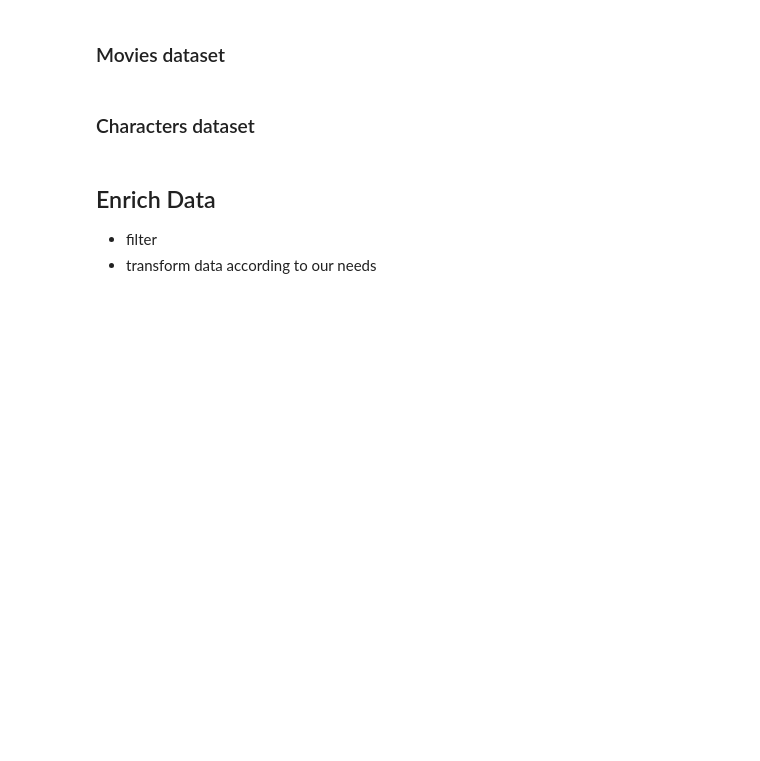
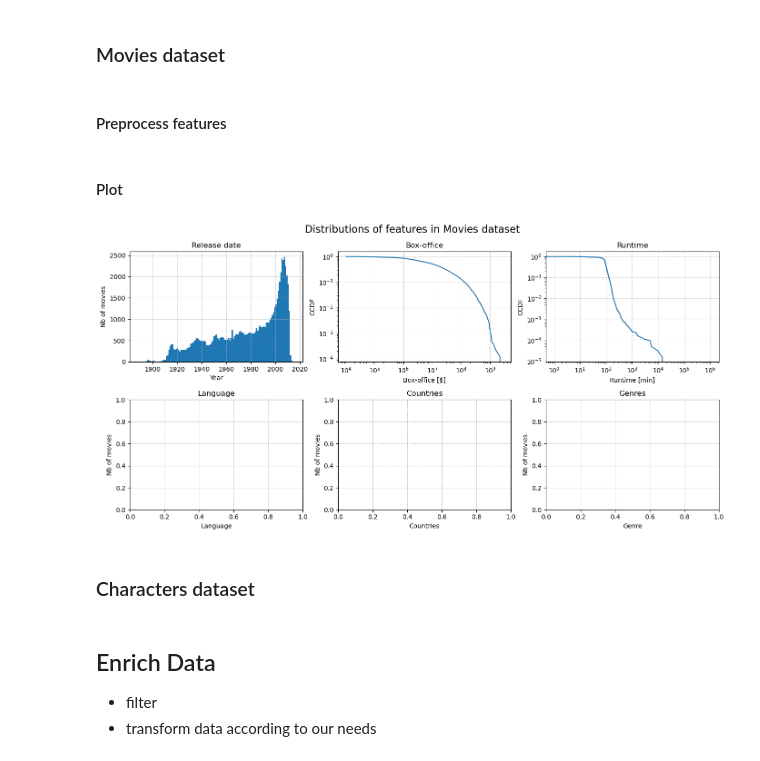
Before and after one commit to epfl-ada/ada-2023-project-thewestbobers, a Jupyter notebook: notebook.ipynb, the cells around one changed output. Drawn from its saved outputs; the diff is of its cells as text; code cells hidden in the pictures; blank space fills up the shorter version.

Commit message:
features distributions (date, box-office, runtime)

```diff
--- a/notebook.ipynb
+++ b/notebook.ipynb
@@ -33,9 +33,9 @@ MOVIES_DATASET = MOVIES_FOLDER+"movie.metadata.tsv"
 CHARACTERS_DATASET = MOVIES_FOLDER+"character.metadata.tsv"
 # %%
 # Load dataframes
-movies = pd.read_csv(MOVIES_DATASET, sep='\t', names=['id_wiki','id_freebase','name','date',
+movies_df = pd.read_csv(MOVIES_DATASET, sep='\t', names=['id_wiki','id_freebase','name','date',
                                                       'box_office','runtime','lang','countries','genres'])
-characters = pd.read_csv(CHARACTERS_DATASET, sep='\t', names=['id_wiki','id_freebase','date',
+characters_df = pd.read_csv(CHARACTERS_DATASET, sep='\t', names=['id_wiki','id_freebase','date',
                                                               'name_character','birth','gender',
                                                               'height','ethnicity','name_actor',
                                                               'age_actor','id_freebase_map',
@@ -103,3 +103,5 @@ Description and visualization of the data:
 - ... ?
 # %% [markdown]
 ### Movies dataset
+# %% [markdown]
+#### Preprocess features
@@ -106 +155,58 @@ Description and visualization of the data:
+# %% [markdown]
+#### Plot
+# %%
+# Movies dataset features distributions
+# For early visualization, we simply drop nan values
+
+# Create subplots
+fig, axs = plt.subplots(2, 3, figsize=(14,7))
+axs = axs.ravel()
+
+# Movies release date distribution
+movies_year.hist(bins=movies_year.nunique(), ax=axs[0])
+axs[0].set_xlabel('Year')
+axs[0].set_ylabel('Nb of movies')
+axs[0].set_title('Release date')
+axs[0].grid(linestyle='--', linewidth=0.5)
+
+# Movies box-office distribution
+ccdf_bo_x, ccdf_bo_y = ccdf(movies_bo)
+axs[1].loglog(ccdf_bo_x, ccdf_bo_y)
+axs[1].set_xlabel('Box-office [$]')
+axs[1].set_ylabel('CCDF')
+axs[1].set_title('Box-office')
+axs[1].grid(linestyle='--', linewidth=0.5)
+
+# Movies runtime distribution
+ccdf_t_x, ccdf_t_y = ccdf(movies_t)
+axs[2].loglog(ccdf_t_x, ccdf_t_y)
+axs[2].set_xlabel('Runtime [min]')
+axs[2].set_ylabel('CCDF')
+axs[2].set_title('Runtime')
+axs[2].grid(linestyle='--', linewidth=0.5)
+
+# Movies language distribution
+axs[3].set_xlabel('Language')
+axs[3].set_ylabel('Nb of movies')
+axs[3].set_title('Language')
+axs[3].grid(linestyle='--', linewidth=0.5)
+
+# Movies countries distribution
+axs[4].set_xlabel('Countries')
+axs[4].set_ylabel('Nb of movies')
+axs[4].set_title('Countries')
+axs[4].grid(linestyle='--', linewidth=0.5)
+
+# Movies genres distribution
+axs[5].set_xlabel('Genre')
+axs[5].set_ylabel('Nb of movies')
+axs[5].set_title('Genres')
+axs[5].grid(linestyle='--', linewidth=0.5)
+
+
+plt.suptitle("Distributions of features in Movies dataset", fontsize=16)
+plt.tight_layout()
+plt.show()
+# %% [output]
+[figure, added]
 # %%
```
Also changed, not shown: parts of 12 cells of this notebook.
